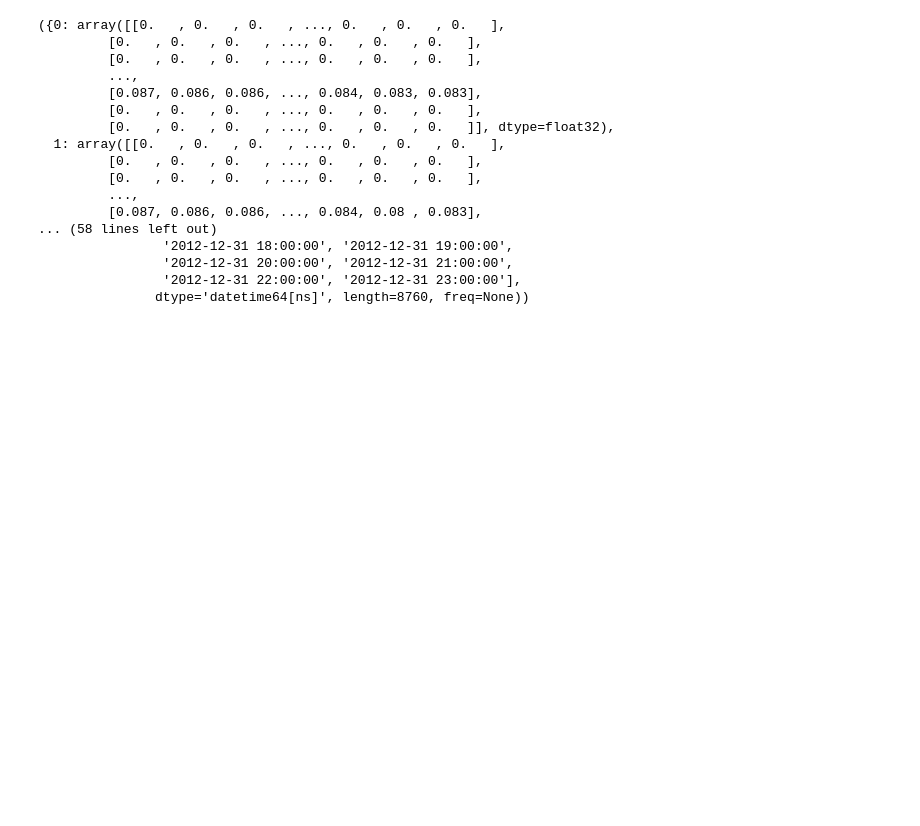
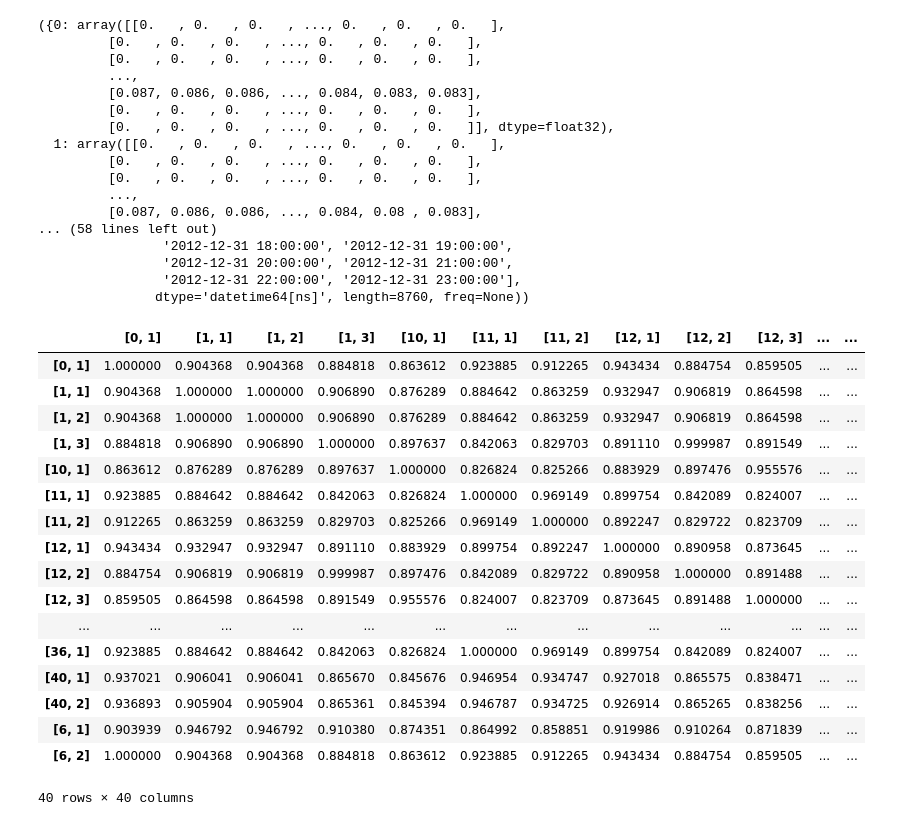
Before and after one commit to NREL/reVX, a Jupyter notebook: bin/Reeds_Dev.ipynb, the cells around one changed output. Cells and saved outputs as stored; diff of their text form; code cells hidden in the pictures; blank space fills up the shorter version.

Commit message:
create profiles in rep_profiles_stats

```diff
--- a/bin/Reeds_Dev.ipynb
+++ b/bin/Reeds_Dev.ipynb
@@ -114,4 +114,4 @@ cf_profiles = os.path.join(test_dir, 'reV_gen', 'gen_pv_2012.h5')
 time_slices = os.path.join(test_dir, 'reeds/inputs/timeslices.csv')
 rev_table = os.path.join(out_dir, 'ReEDS_Classifications.csv')
 
-stats_rep, coeffs_rep = ReedsTimeslices.run(rep_profiles, time_slices, legacy_format=True)
+test = ReedsTimeslices(rep_profiles, time_slices)
@@ -126,0 +118,31 @@ assert_frame_equal(truth, coeffs_rep, check_dtype=False,
+# %%
+profiles = ReedsTimeslices._extract_rep_profiles(test.profiles, test.meta)
+timeslice_groups = test._timeslice_groups
+
+i = 5
+slice_map = timeslice_groups.get_group(i)
+
+tslice = profiles.loc[slice_map.index]
+cols = sorted(list(set(c[0] for c in profiles.columns)))
+# %%
+r = ReedsTimeslices._compute_correlations(tslice, cols)
+r
+# %% [output]
+|  | [0, 1] | [1, 1] | [1, 2] | [1, 3] | [10, 1] | [11, 1] | [11, 2] | [12, 1] | [12, 2] | [12, 3] | ... | ... |
+| [0, 1] | 1.000000 | 0.904368 | 0.904368 | 0.884818 | 0.863612 | 0.923885 | 0.912265 | 0.943434 | 0.884754 | 0.859505 | ... | ... |
+| [1, 1] | 0.904368 | 1.000000 | 1.000000 | 0.906890 | 0.876289 | 0.884642 | 0.863259 | 0.932947 | 0.906819 | 0.864598 | ... | ... |
+| [1, 2] | 0.904368 | 1.000000 | 1.000000 | 0.906890 | 0.876289 | 0.884642 | 0.863259 | 0.932947 | 0.906819 | 0.864598 | ... | ... |
+| [1, 3] | 0.884818 | 0.906890 | 0.906890 | 1.000000 | 0.897637 | 0.842063 | 0.829703 | 0.891110 | 0.999987 | 0.891549 | ... | ... |
+| [10, 1] | 0.863612 | 0.876289 | 0.876289 | 0.897637 | 1.000000 | 0.826824 | 0.825266 | 0.883929 | 0.897476 | 0.955576 | ... | ... |
+| [11, 1] | 0.923885 | 0.884642 | 0.884642 | 0.842063 | 0.826824 | 1.000000 | 0.969149 | 0.899754 | 0.842089 | 0.824007 | ... | ... |
+| [11, 2] | 0.912265 | 0.863259 | 0.863259 | 0.829703 | 0.825266 | 0.969149 | 1.000000 | 0.892247 | 0.829722 | 0.823709 | ... | ... |
+| [12, 1] | 0.943434 | 0.932947 | 0.932947 | 0.891110 | 0.883929 | 0.899754 | 0.892247 | 1.000000 | 0.890958 | 0.873645 | ... | ... |
+| [12, 2] | 0.884754 | 0.906819 | 0.906819 | 0.999987 | 0.897476 | 0.842089 | 0.829722 | 0.890958 | 1.000000 | 0.891488 | ... | ... |
+| [12, 3] | 0.859505 | 0.864598 | 0.864598 | 0.891549 | 0.955576 | 0.824007 | 0.823709 | 0.873645 | 0.891488 | 1.000000 | ... | ... |
+| ... | ... | ... | ... | ... | ... | ... | ... | ... | ... | ... | ... | ... |
+| [36, 1] | 0.923885 | 0.884642 | 0.884642 | 0.842063 | 0.826824 | 1.000000 | 0.969149 | 0.899754 | 0.842089 | 0.824007 | ... | ... |
+| [40, 1] | 0.937021 | 0.906041 | 0.906041 | 0.865670 | 0.845676 | 0.946954 | 0.934747 | 0.927018 | 0.865575 | 0.838471 | ... | ... |
+| [40, 2] | 0.936893 | 0.905904 | 0.905904 | 0.865361 | 0.845394 | 0.946787 | 0.934725 | 0.926914 | 0.865265 | 0.838256 | ... | ... |
+| [6, 1] | 0.903939 | 0.946792 | 0.946792 | 0.910380 | 0.874351 | 0.864992 | 0.858851 | 0.919986 | 0.910264 | 0.871839 | ... | ... |
+| [6, 2] | 1.000000 | 0.904368 | 0.904368 | 0.884818 | 0.863612 | 0.923885 | 0.912265 | 0.943434 | 0.884754 | 0.859505 | ... | ... |
+40 rows × 40 columns
```
Also changed, not shown: parts of 4 cells of this notebook, 1 other file.
